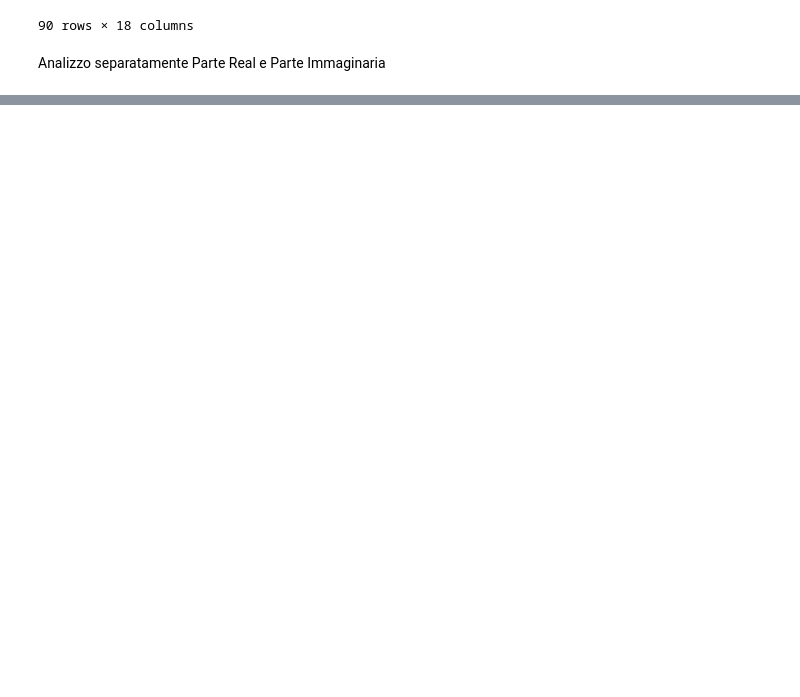
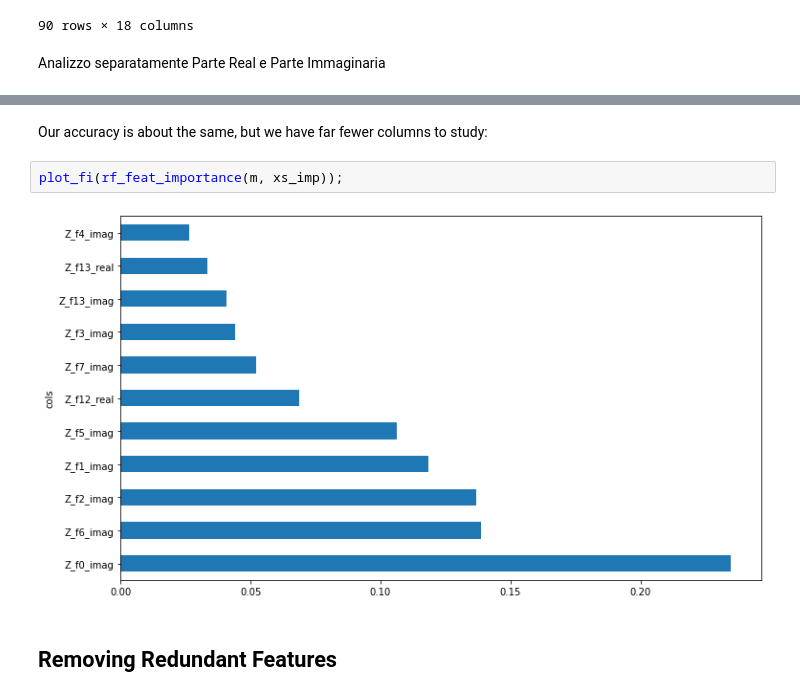
Before and after one commit to electrical-and-electronic-measurement/ml-4-measurement, a Jupyter notebook: notebooks/EIS_dataset_exploration.ipynb, the cells around one changed output, grey strips where cells are left out. Saved outputs shown, nothing was run; the diff lists cells and outputs as text; blank space fills up the shorter version.

```diff
--- a/notebooks/EIS_dataset_exploration.ipynb
+++ b/notebooks/EIS_dataset_exploration.ipynb
@@ -140,0 +391,8 @@ show_coorelation_plot(df_img)
+# %% [markdown]
+Our accuracy is about the same, but we have far fewer columns to study:
+# %%
+plot_fi(rf_feat_importance(m, xs_imp));
+# %% [output]
+[figure, added]
+# %% [markdown]
+## Removing Redundant Features
```
Also changed, not shown: parts of 82 cells of this notebook.
